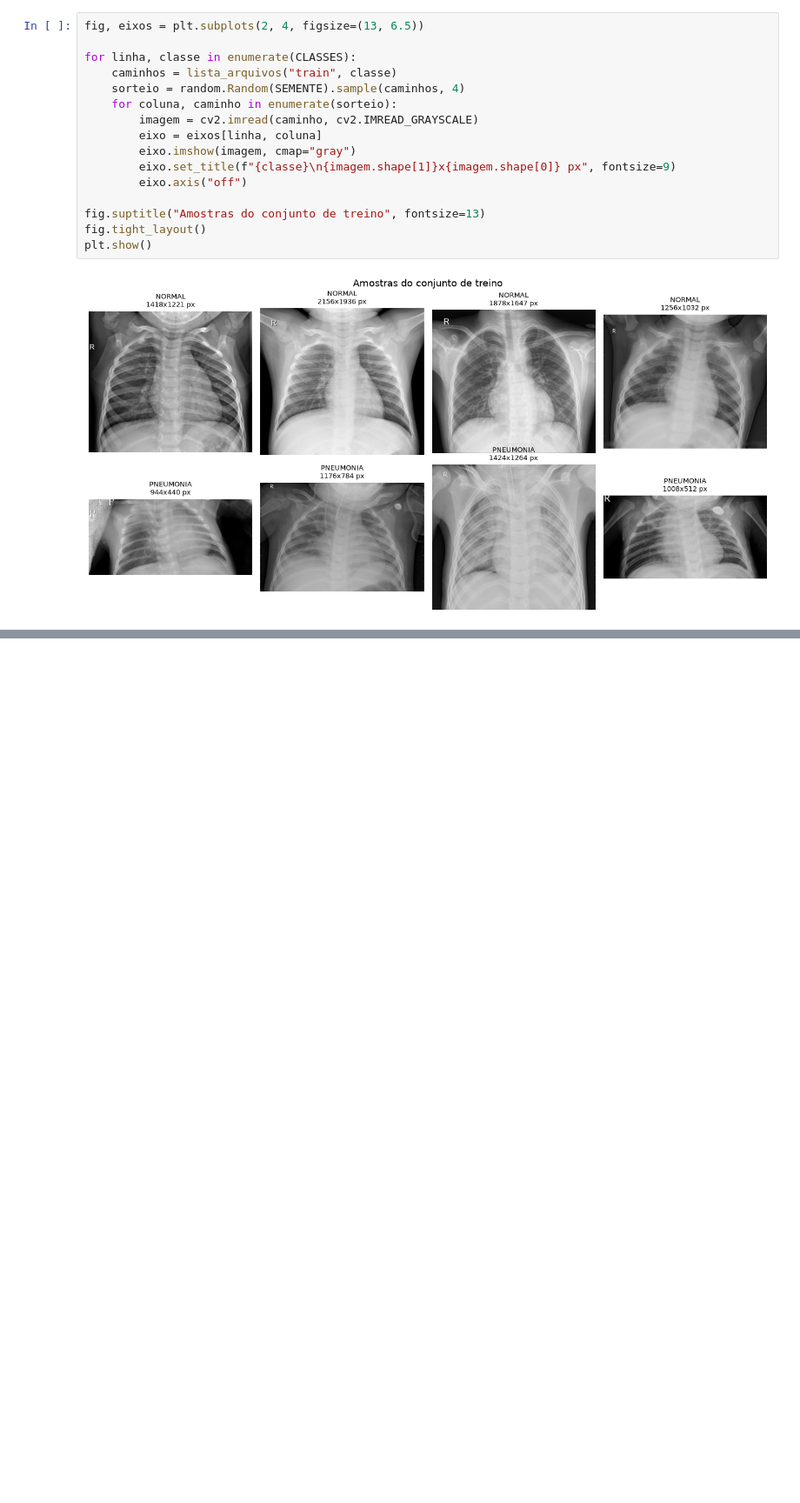
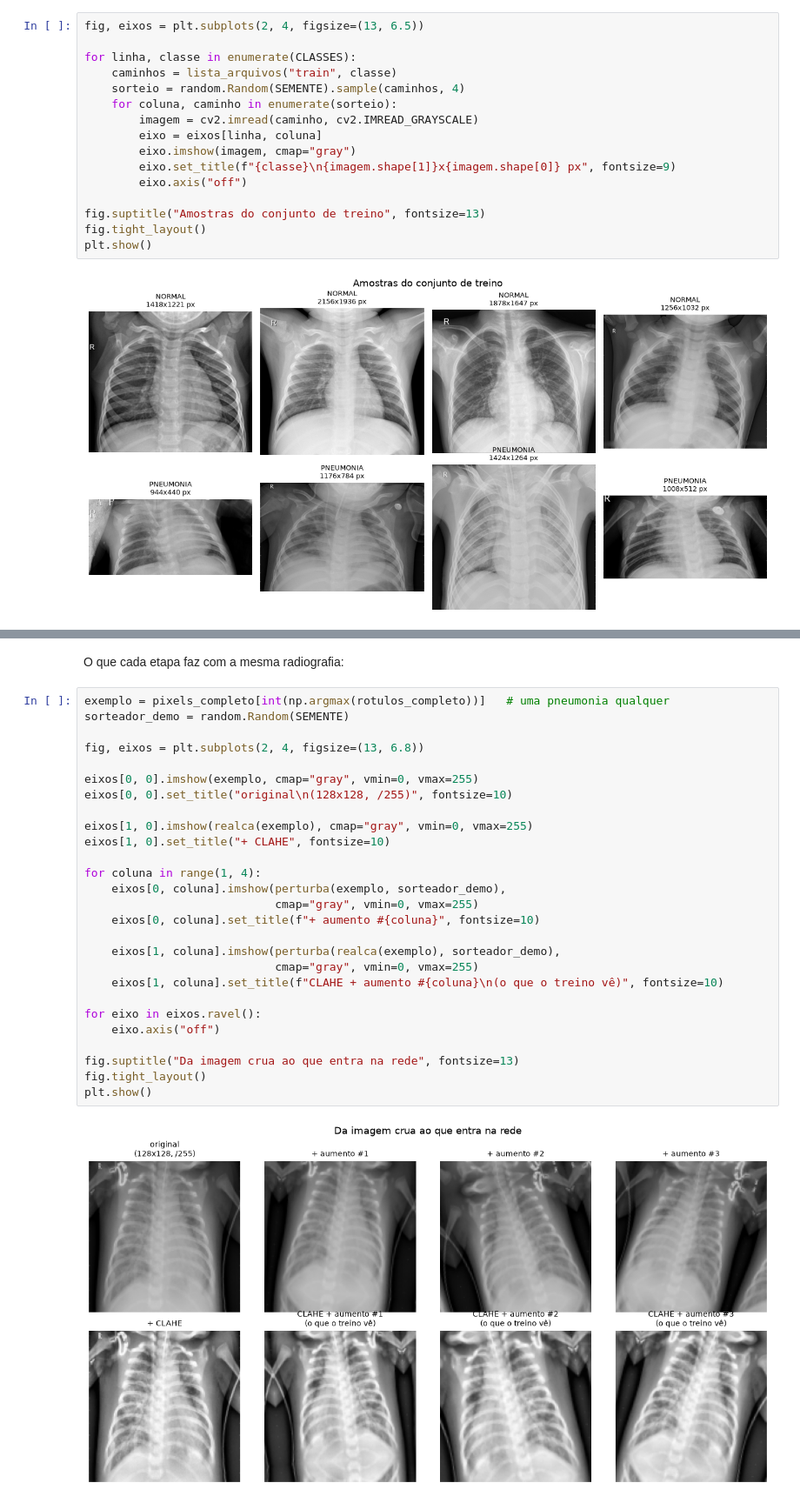
Before and after one commit to icaroamerico/pos-tech-fiap-ia-dev-fase-1, a Jupyter notebook: case_imagens_raiox/cnn-raiox-torax.ipynb, the cells around one changed output, grey strips where cells are left out. Shown at 87% size. Drawn from its saved outputs; the diff is of its cells as text; blank space fills up the shorter version.

```diff
--- a/case_imagens_raiox/cnn-raiox-torax.ipynb
+++ b/case_imagens_raiox/cnn-raiox-torax.ipynb
@@ -899,0 +351,31 @@ limiar escolhido na validação: 0.80 (acurácia balanceada 0.9734 na validaçã
+# %% [markdown]
+O que cada etapa faz com a mesma radiografia:
+# %%
+exemplo = pixels_completo[int(np.argmax(rotulos_completo))]   # uma pneumonia qualquer
+sorteador_demo = random.Random(SEMENTE)
+
+fig, eixos = plt.subplots(2, 4, figsize=(13, 6.8))
+
+eixos[0, 0].imshow(exemplo, cmap="gray", vmin=0, vmax=255)
+eixos[0, 0].set_title("original\n(128x128, /255)", fontsize=10)
+
+eixos[1, 0].imshow(realca(exemplo), cmap="gray", vmin=0, vmax=255)
+eixos[1, 0].set_title("+ CLAHE", fontsize=10)
+
+for coluna in range(1, 4):
+    eixos[0, coluna].imshow(perturba(exemplo, sorteador_demo),
+                            cmap="gray", vmin=0, vmax=255)
+    eixos[0, coluna].set_title(f"+ aumento #{coluna}", fontsize=10)
+
+    eixos[1, coluna].imshow(perturba(realca(exemplo), sorteador_demo),
+                            cmap="gray", vmin=0, vmax=255)
+    eixos[1, coluna].set_title(f"CLAHE + aumento #{coluna}\n(o que o treino vê)", fontsize=10)
+
+for eixo in eixos.ravel():
+    eixo.axis("off")
+
+fig.suptitle("Da imagem crua ao que entra na rede", fontsize=13)
+fig.tight_layout()
+plt.show()
+# %% [output]
+[figure, added]
```
Also changed, not shown: parts of 72 cells of this notebook, 14 other files.
